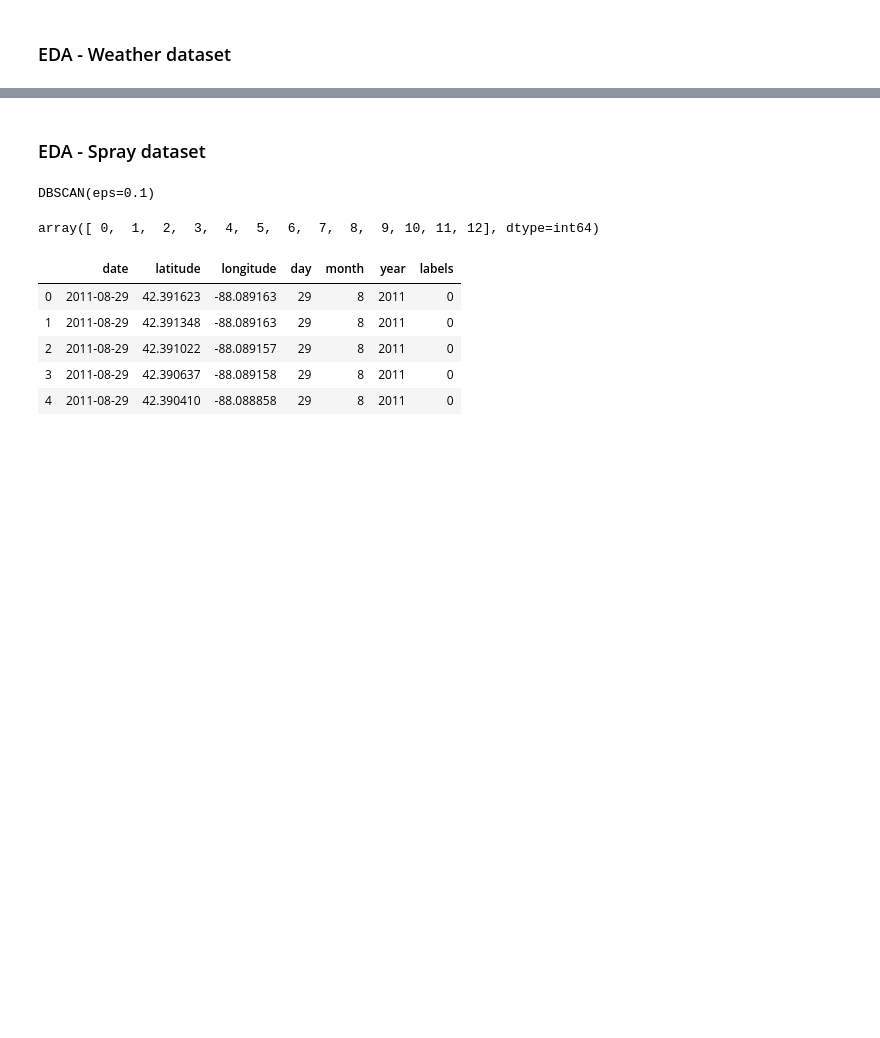
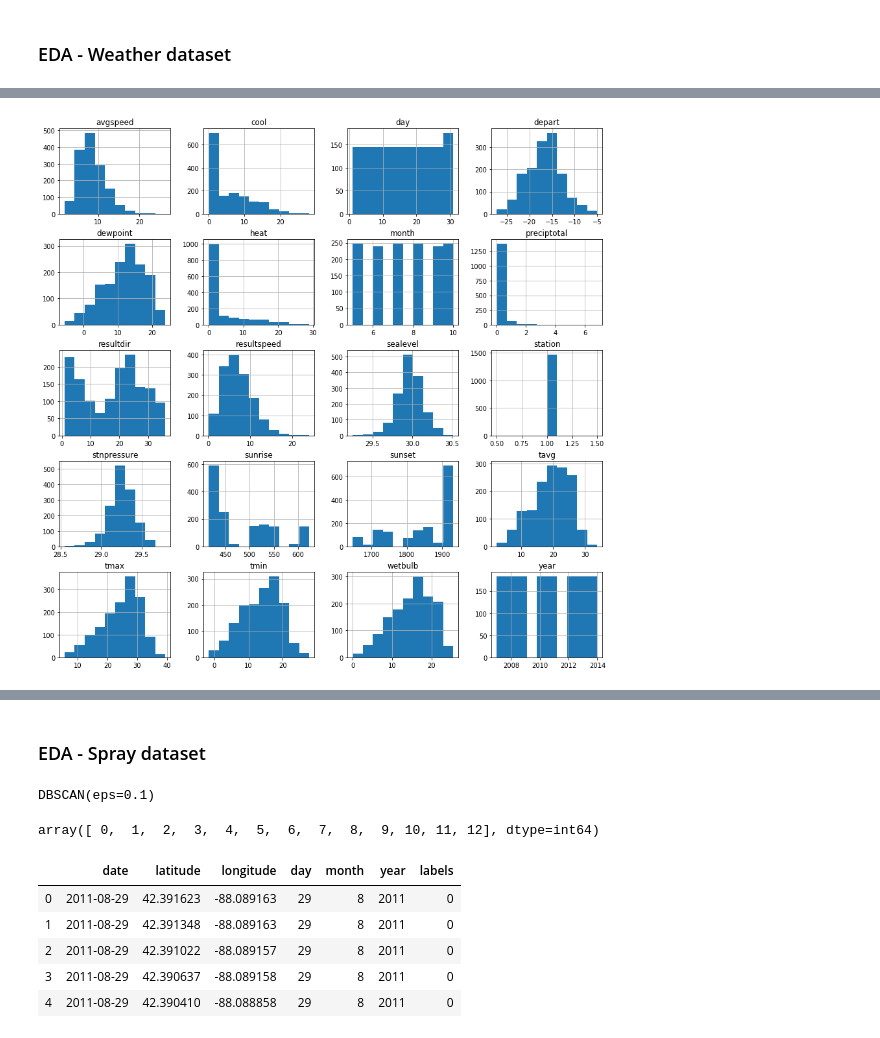
Before and after one commit to DSI-14-P4-BARJ/Project_4_West_Nile_Virus_Prediction, a Jupyter notebook: code/Project_4_West_Nile_Virus_Prediction.ipynb, the cells around one changed output, grey strips where cells are left out. Drawn from its saved outputs; the diff is of its cells as text; code cells hidden in the pictures; blank space fills up the shorter version.

```diff
--- a/code/Project_4_West_Nile_Virus_Prediction.ipynb
+++ b/code/Project_4_West_Nile_Virus_Prediction.ipynb
@@ -444,0 +501,6 @@ scatter(column_names)
+# %%
+numeric_df = df_weather_st1._get_numeric_data()
+# %%
+numeric_df.hist(figsize=(15,15));
+# %% [output]
+[figure, added]
```
Also changed, not shown: parts of 135 cells of this notebook, 1 other file.
